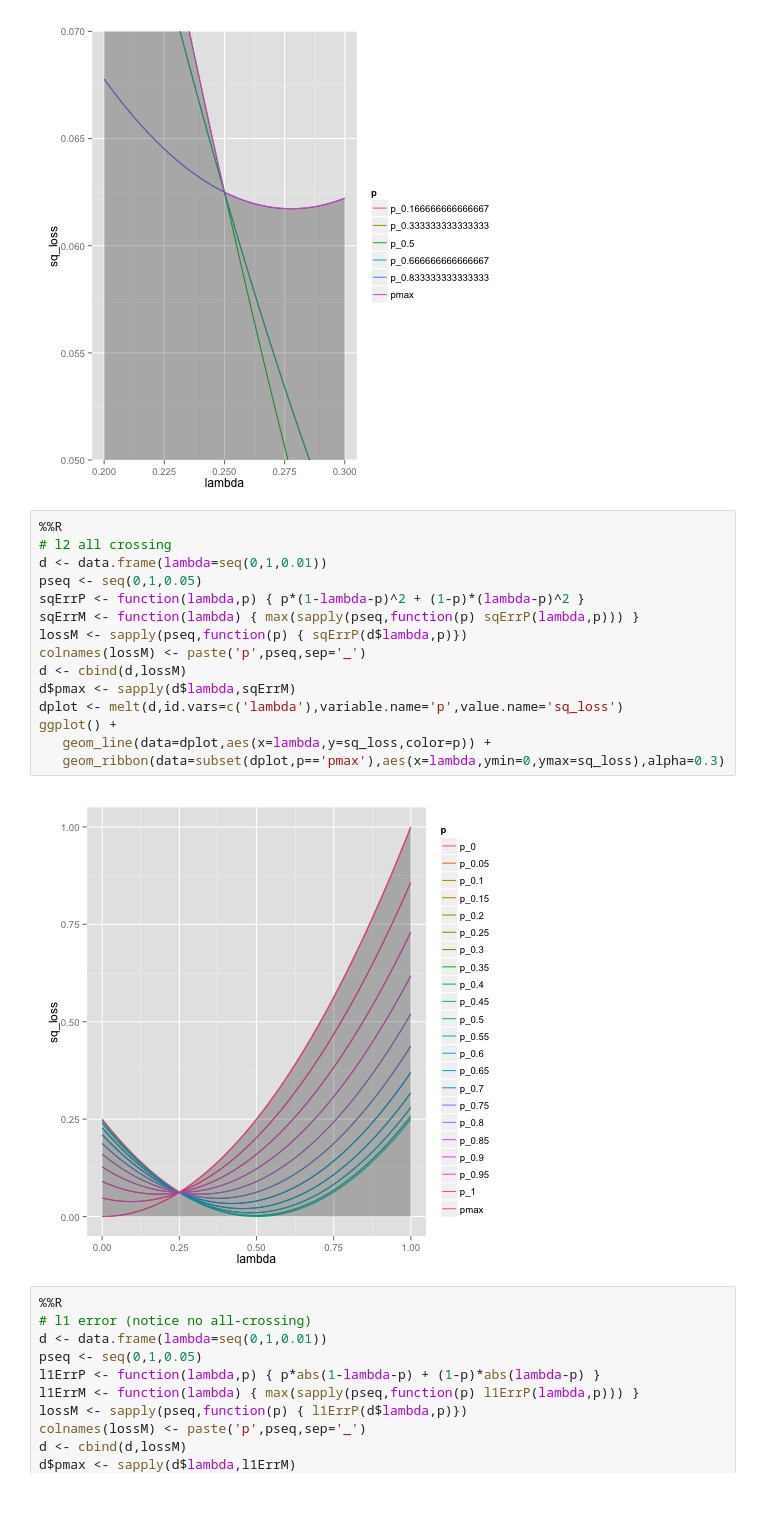
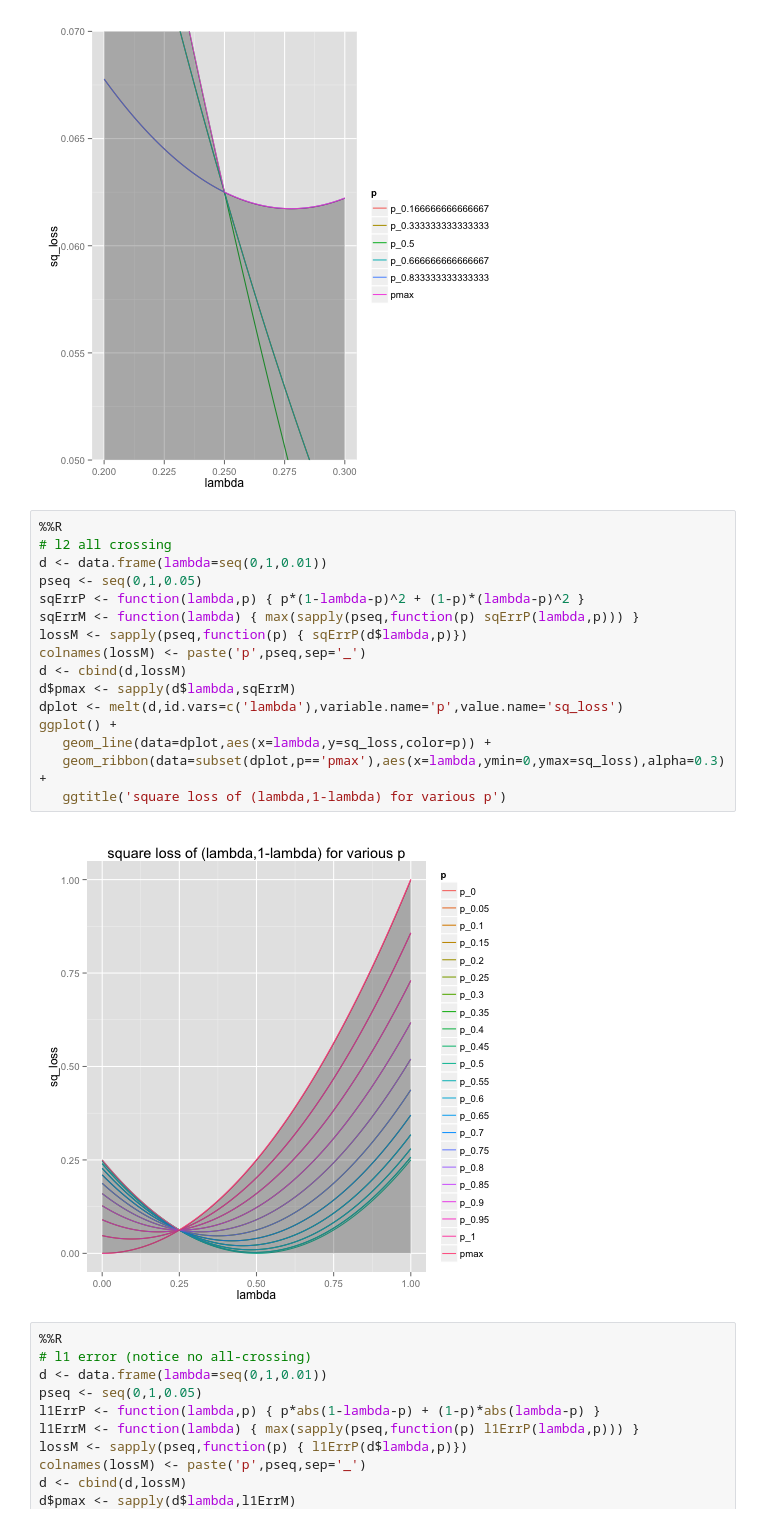
Before and after one commit to WinVector/Examples, a Jupyter notebook: freq/python/freqMin.ipynb, the cells around one changed output. Cells and saved outputs as stored; diff of their text form.

```diff
--- a/freq/python/freqMin.ipynb
+++ b/freq/python/freqMin.ipynb
@@ -404,20 +406,21 @@ print(ggplot() +
 # %%
 %%R
 # l2 all crossing
 d <- data.frame(lambda=seq(0,1,0.01))
 pseq <- seq(0,1,0.05)
 sqErrP <- function(lambda,p) { p*(1-lambda-p)^2 + (1-p)*(lambda-p)^2 }
 sqErrM <- function(lambda) { max(sapply(pseq,function(p) sqErrP(lambda,p))) }
 lossM <- sapply(pseq,function(p) { sqErrP(d$lambda,p)})
 colnames(lossM) <- paste('p',pseq,sep='_')
 d <- cbind(d,lossM)
 d$pmax <- sapply(d$lambda,sqErrM)
 dplot <- melt(d,id.vars=c('lambda'),variable.name='p',value.name='sq_loss')
 ggplot() +
    geom_line(data=dplot,aes(x=lambda,y=sq_loss,color=p)) +
-   geom_ribbon(data=subset(dplot,p=='pmax'),aes(x=lambda,ymin=0,ymax=sq_loss),alpha=0.3)
+   geom_ribbon(data=subset(dplot,p=='pmax'),aes(x=lambda,ymin=0,ymax=sq_loss),alpha=0.3) +
+   ggtitle('square loss of (lambda,1-lambda) for various p')
 # %% [output]
-[figure, old version]
+[figure, new version]
 # %%
 %%R
 # l1 error (notice no all-crossing)
```
Also changed, not shown: parts of 1 cell of this notebook, 19 other files.
